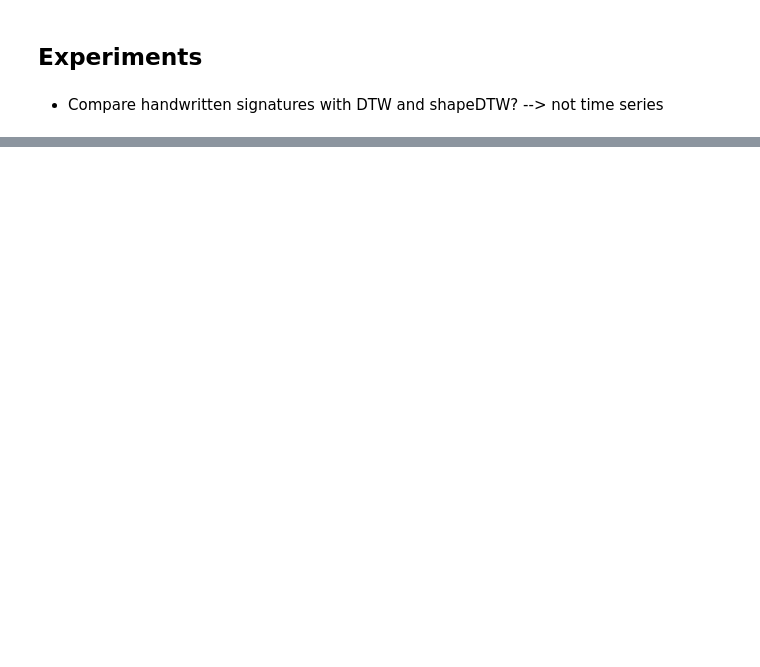
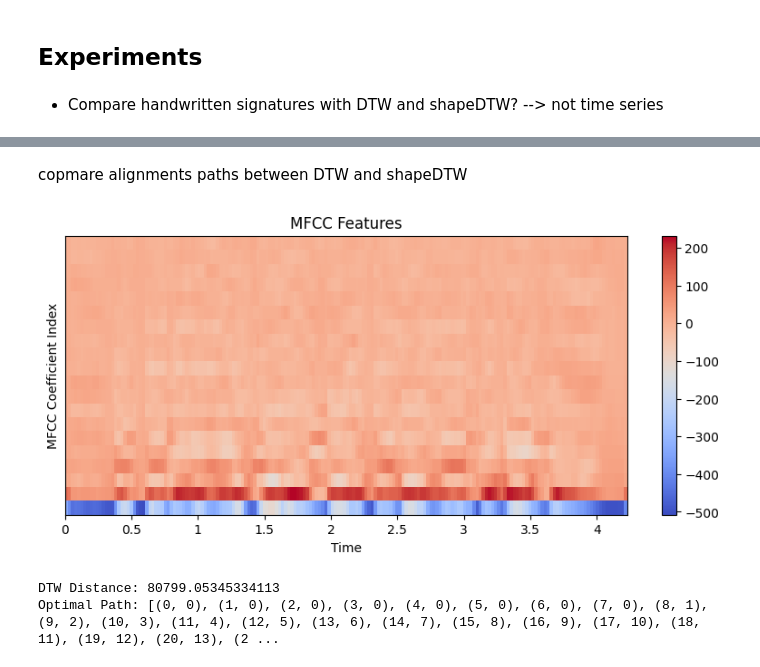
Before and after one commit to adlemoreau/shapedtw-timeseries, a Jupyter notebook: full_method.ipynb, the cells around one changed output, grey strips where cells are left out. Cells and saved outputs as stored; diff of their text form; code cells hidden in the pictures; blank space fills up the shorter version.

```diff
--- a/full_method.ipynb
+++ b/full_method.ipynb
@@ -201,0 +190,33 @@ for metric in metrics:
+# %% [markdown]
+copmare alignments paths between DTW and shapeDTW
+# %%
+# Visualize MFCC
+
+#DC, KL, JK, JE
+audio_file = 'data/savee/JK_d10.wav'
+
+# Load audio file
+audio, sr = librosa.load(audio_file)
+
+# Extract MFCC features
+mfccs = librosa.feature.mfcc(y=audio, sr=sr)
+
+# Plot MFCC features
+plt.figure(figsize=(10, 4))
+librosa.display.specshow(mfccs, x_axis='time')
+plt.colorbar()
+plt.title('MFCC Features')
+plt.xlabel('Time')
+plt.ylabel('MFCC Coefficient Index')
+plt.show()
+# %% [output]
+[figure, added]
+# %%
+# shapeDTW for speech recognition
+distance, path = fastdtw(mfccs1, mfccs2)
+
+print("DTW Distance:", distance)
+print("Optimal Path:", path)
+# %% [output]
+DTW Distance: 80799.05345334113
+Optimal Path: [(0, 0), (1, 0), (2, 0), (3, 0), (4, 0), (5, 0), (6, 0), (7, 0), (8, 1), (9, 2), (10, 3), (11, 4), (12, 5), (13, 6), (14, 7), (15, 8), (16, 9), (17, 10), (18, 11), (19, 12), (20, 13), (2 ...
```
Also changed, not shown: parts of 12 cells of this notebook.
